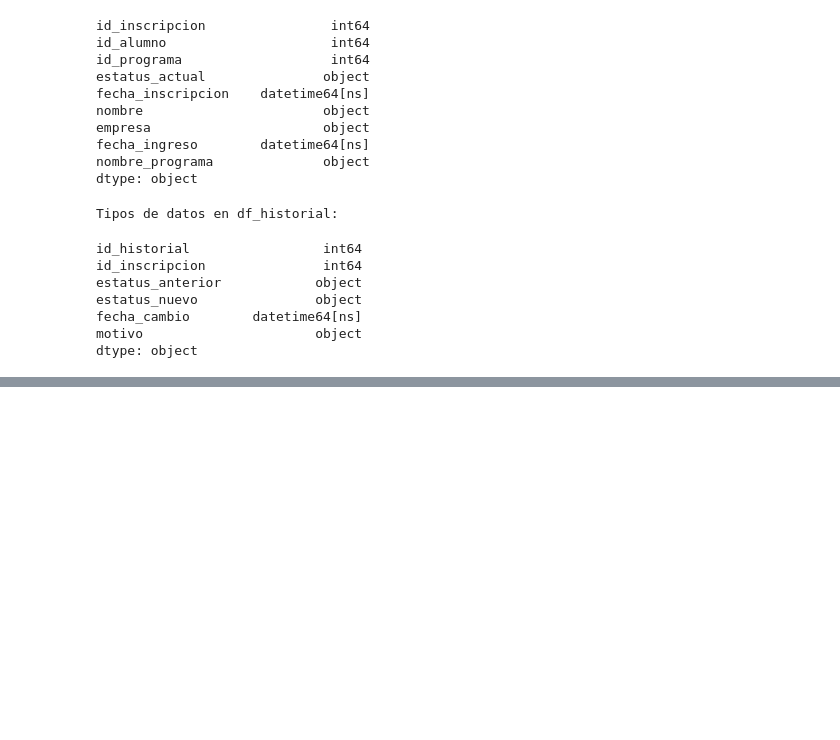
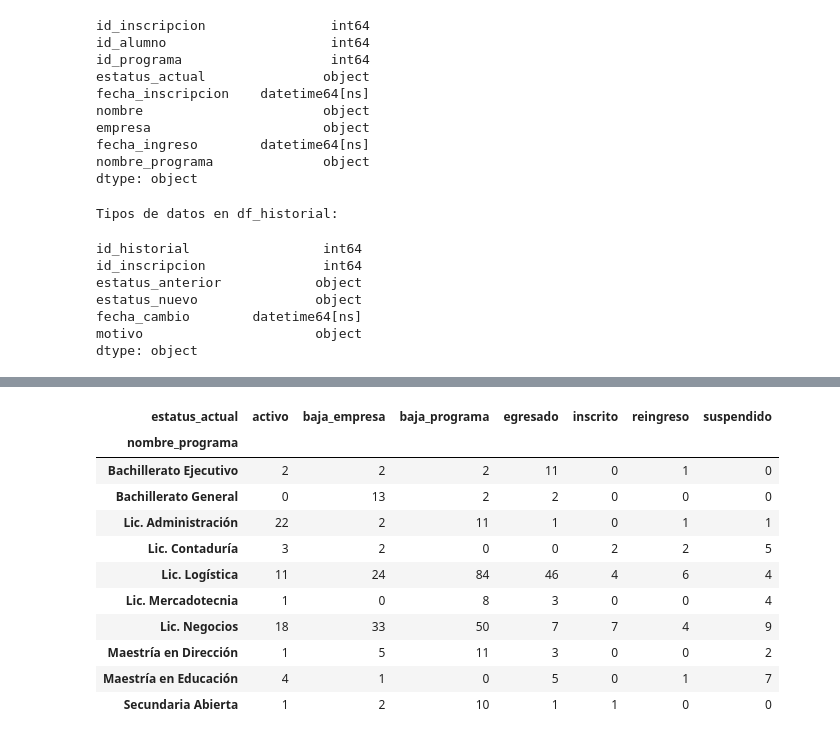
Before and after one commit to FerrariAgustinNicolas/prueba-fullstack-inscripciones, a Jupyter notebook: python/analisis_inscripciones.ipynb, the cells around one changed output, grey strips where cells are left out. Saved outputs shown, nothing was run; the diff lists cells and outputs as text; code cells hidden in the pictures; blank space fills up the shorter version.

Commit message:
python: analyze status distribution by program

```diff
--- a/python/analisis_inscripciones.ipynb
+++ b/python/analisis_inscripciones.ipynb
@@ -200,0 +235,24 @@ dtype: object
+# %%
+pivot_estatus_programa = pd.pivot_table(
+    df_base,
+    index="nombre_programa",
+    columns="estatus_actual",
+    values="id_inscripcion",
+    aggfunc="count",
+    fill_value=0
+)
+
+pivot_estatus_programa
+# %% [output]
+| estatus_actual | activo | baja_empresa | baja_programa | egresado | inscrito | reingreso | suspendido |
+| nombre_programa |  |  |  |  |  |  |  |
+| Bachillerato Ejecutivo | 2 | 2 | 2 | 11 | 0 | 1 | 0 |
+| Bachillerato General | 0 | 13 | 2 | 2 | 0 | 0 | 0 |
+| Lic. Administración | 22 | 2 | 11 | 1 | 0 | 1 | 1 |
+| Lic. Contaduría | 3 | 2 | 0 | 0 | 2 | 2 | 5 |
+| Lic. Logística | 11 | 24 | 84 | 46 | 4 | 6 | 4 |
+| Lic. Mercadotecnia | 1 | 0 | 8 | 3 | 0 | 0 | 4 |
+| Lic. Negocios | 18 | 33 | 50 | 7 | 7 | 4 | 9 |
+| Maestría en Dirección | 1 | 5 | 11 | 3 | 0 | 0 | 2 |
+| Maestría en Educación | 4 | 1 | 0 | 5 | 0 | 1 | 7 |
+| Secundaria Abierta | 1 | 2 | 10 | 1 | 1 | 0 | 0 |
```
Also changed, not shown: parts of 3 cells of this notebook.
